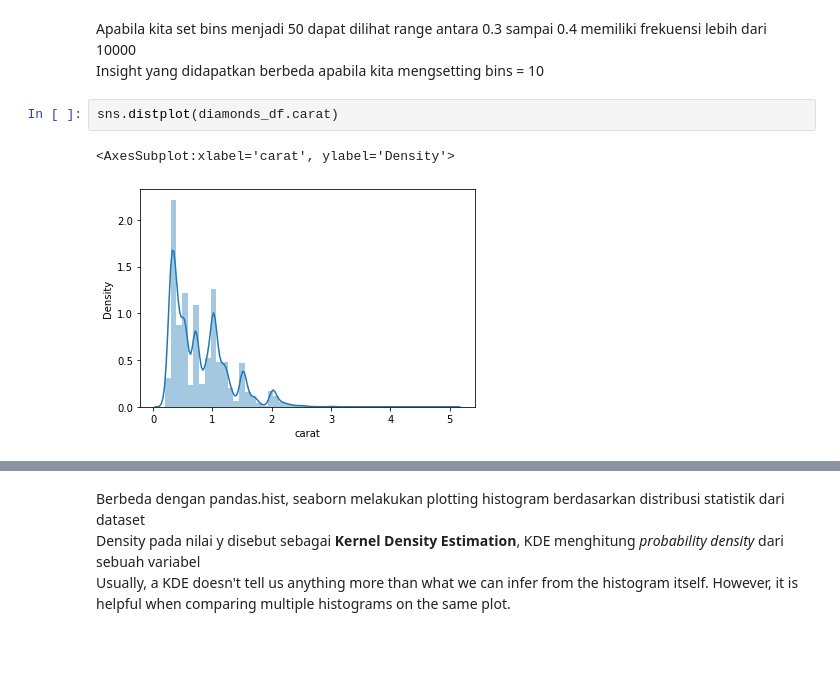
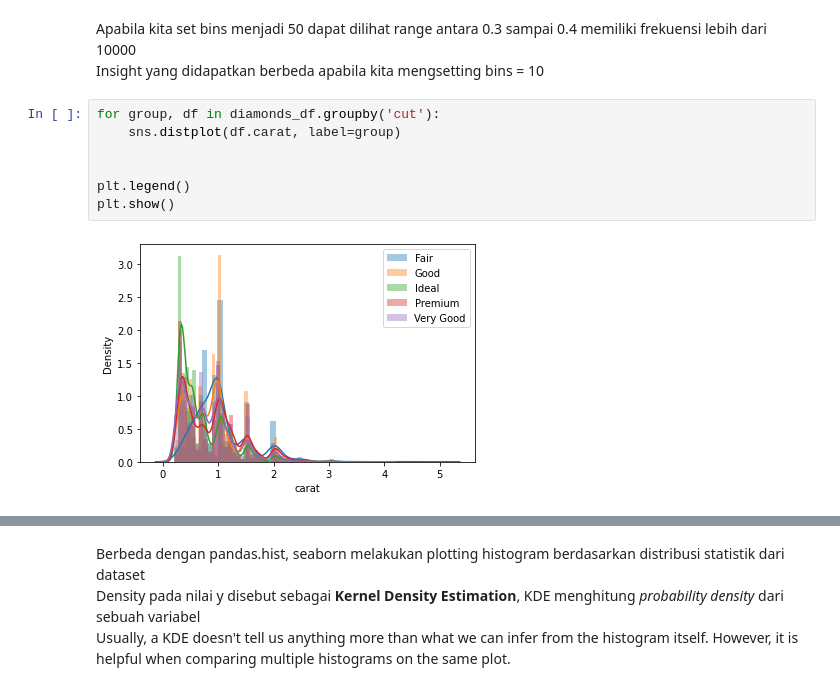
Before and after one commit to rifqoi/Courses, a Jupyter notebook: Interactive Data Viz Book/Chapter 01/02-viz-with-plt-sns.ipynb, the cells around one changed output, grey strips where cells are left out. Saved outputs shown, nothing was run; the diff lists cells and outputs as text; blank space fills up the shorter version.

```diff
--- a/Interactive Data Viz Book/Chapter 01/02-viz-with-plt-sns.ipynb
+++ b/Interactive Data Viz Book/Chapter 01/02-viz-with-plt-sns.ipynb
@@ -72,8 +71,12 @@ diamonds_df.carat.hist(bins=50)
 Apabila kita set bins menjadi 50 dapat dilihat range antara 0.3 sampai 0.4 memiliki frekuensi lebih dari 10000
 <br>
 Insight yang didapatkan berbeda apabila kita mengsetting bins = 10
-# %%
-sns.distplot(diamonds_df.carat)
-# %% [output]
-<AxesSubplot:xlabel='carat', ylabel='Density'>
-[figure, removed]
+# %%
+for group, df in diamonds_df.groupby('cut'):
+    sns.distplot(df.carat, label=group)
+
+
+plt.legend()
+plt.show()
+# %% [output]
+[figure, added]
```
Also changed, not shown: parts of 9 cells of this notebook, 10 other files.
